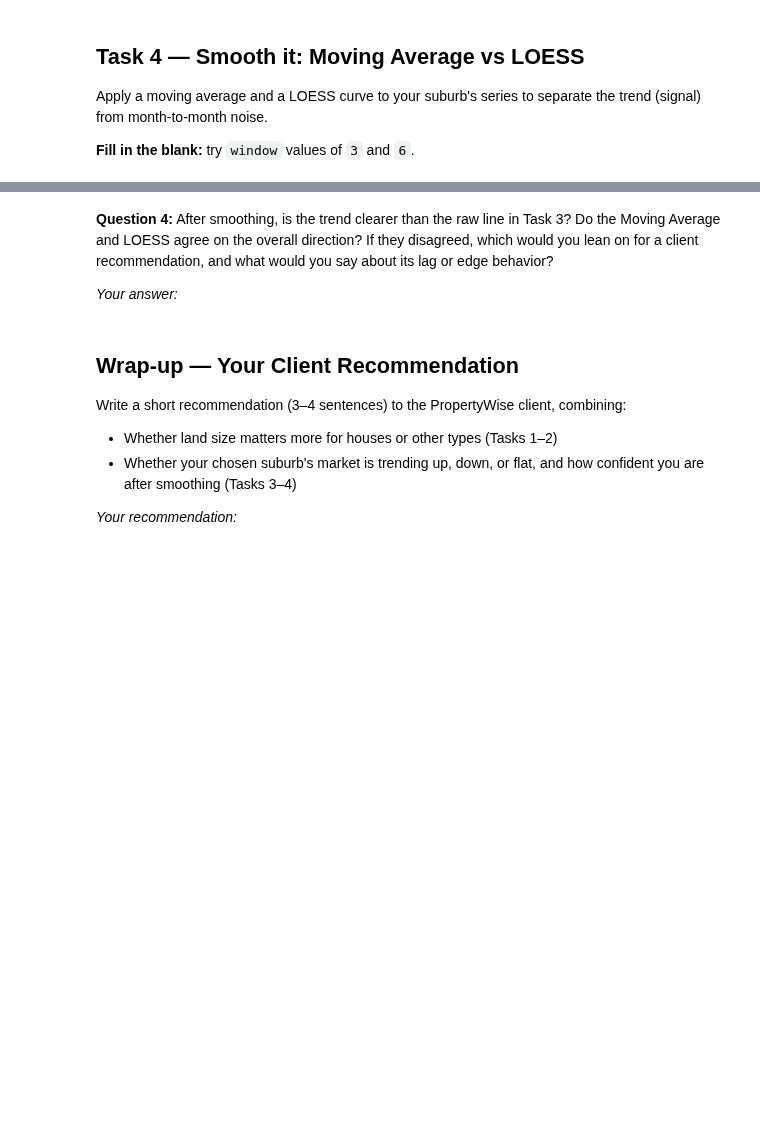
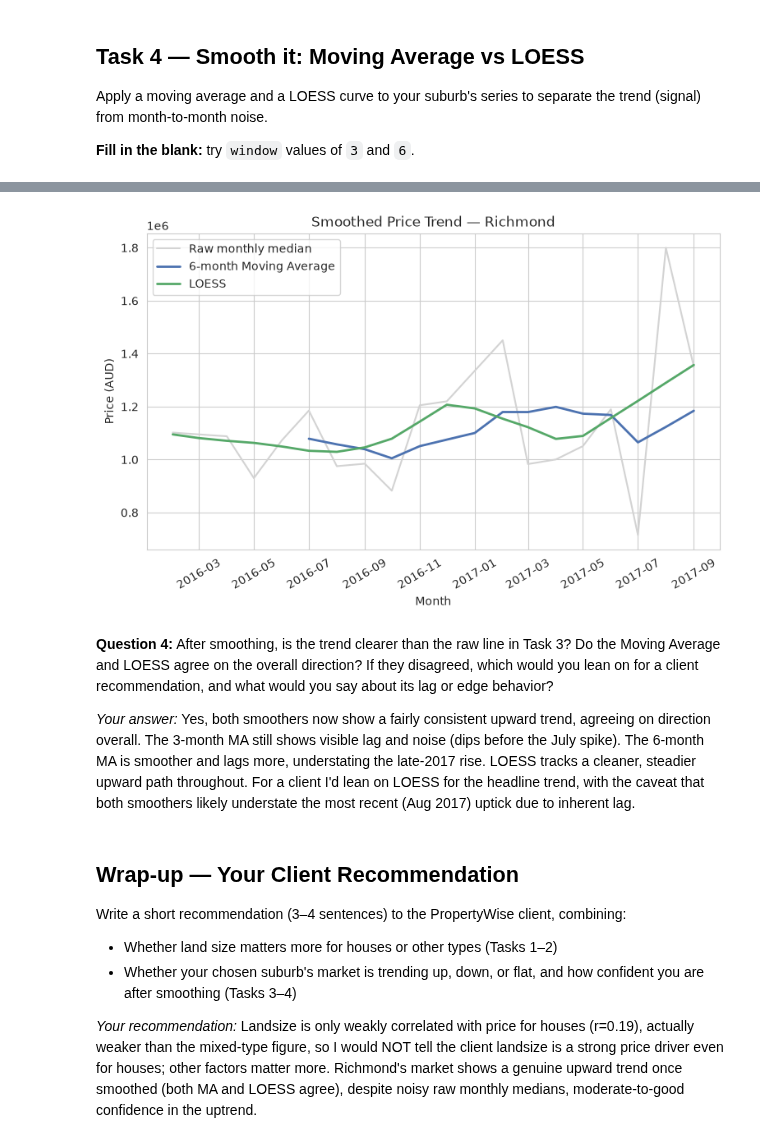
Before and after one commit to itsdharani/VDUI_Assignment_Submissions, a Jupyter notebook: ppt8-activity.ipynb, the cells around one changed output, grey strips where cells are left out. Saved outputs shown, nothing was run; the diff lists cells and outputs as text; code cells hidden in the pictures; blank space fills up the shorter version.

```diff
--- a/ppt8-activity.ipynb
+++ b/ppt8-activity.ipynb
@@ -94,7 +118,7 @@ Pick one of these suburbs (all have plenty of sales data): `"Reservoir"`, `"Rich
 
 **Fill in the blank:** set `target_suburb` to your choice, then run both cells.
 # %%
-target_suburb = "___"  # TODO: choose a suburb from the list above, e.g. "Richmond"
+target_suburb = "Richmond"  # TODO: choose a suburb from the list above, e.g. "Richmond"
 
 suburb_df = df[df["Suburb"] == target_suburb]
 suburb_monthly = (
@@ -151,3 +201,26 @@ plt.show()
+# %%
+window = 6  # TODO: try 3, then 6 -- re-run each time
+
+suburb_monthly["MA"] = suburb_monthly["MedianPrice"].rolling(window=window).mean()
+
+x_numeric = np.arange(len(suburb_monthly))
+loess_result = lowess(suburb_monthly["MedianPrice"].values, x_numeric, frac=0.4)
+
+plt.figure(figsize=(9, 5))
+plt.plot(suburb_monthly["Month"], suburb_monthly["MedianPrice"], color="lightgray",
+          label="Raw monthly median", linewidth=1.5)
+plt.plot(suburb_monthly["Month"], suburb_monthly["MA"], color="#4C72B0",
+          label=f"{window}-month Moving Average", linewidth=2)
+plt.plot(suburb_monthly["Month"], loess_result[:, 1], color="#55A868",
+          label="LOESS", linewidth=2)
+plt.title(f"Smoothed Price Trend — {target_suburb}")
+plt.xlabel("Month")
+plt.ylabel("Price (AUD)")
+plt.xticks(rotation=30)
+plt.legend()
+plt.show()
+# %% [output]
+[figure, added]
 # %% [markdown]
 **Question 4:** After smoothing, is the trend clearer than the raw line in Task 3?
 Do the Moving Average and LOESS agree on the overall direction? If they disagreed, which
@@ -155,6 +228,12 @@ would you lean on for a client recommendation, and what would you say about its
 edge behavior?
 
 *Your answer:*
+Yes, both smoothers now show a fairly consistent upward trend, agreeing on
+direction overall. The 3-month MA still shows visible lag and noise (dips
+before the July spike). The 6-month MA is smoother and lags more, understating
+the late-2017 rise. LOESS tracks a cleaner, steadier upward path throughout. For
+a client I'd lean on LOESS for the headline trend, with the caveat that both
+smoothers likely understate the most recent (Aug 2017) uptick due to inherent lag.
 # %% [markdown]
 ## Wrap-up — Your Client Recommendation
 
@@ -164,3 +243,8 @@ Write a short recommendation (3–4 sentences) to the PropertyWise client, combi
   are after smoothing (Tasks 3–4)
 
 *Your recommendation:*
+Landsize is only weakly correlated with price for houses (r=0.19), actually
+weaker than the mixed-type figure, so I would NOT tell the client landsize is
+a strong price driver even for houses; other factors matter more. Richmond's
+market shows a genuine upward trend once smoothed (both MA and LOESS agree),
+despite noisy raw monthly medians, moderate-to-good confidence in the uptrend.
```
Also changed, not shown: parts of 9 cells of this notebook, 1 other file.
